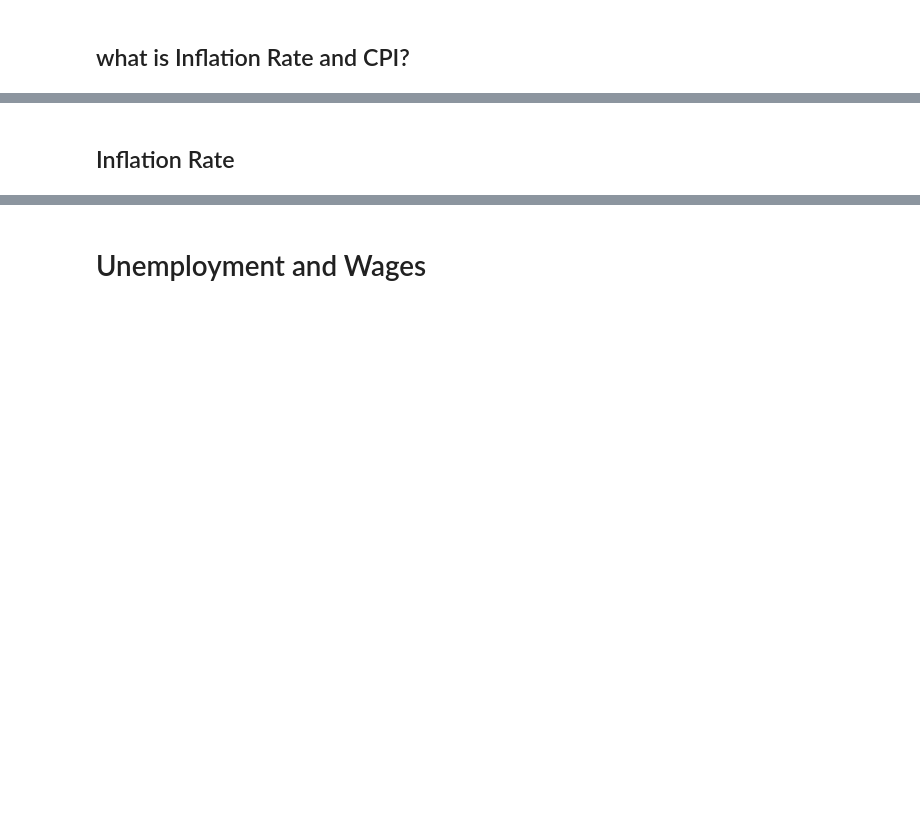
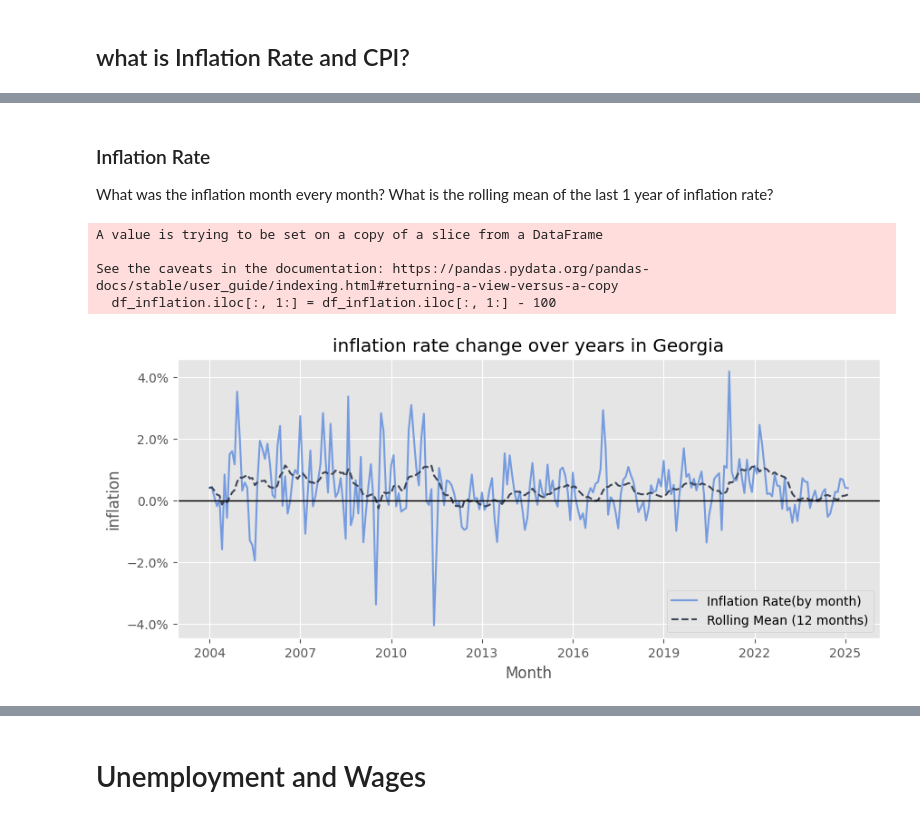
Before and after one commit to SabaGuledani/Economic-and-Financial-Analysis-of-Georgia, a Jupyter notebook: GDP.ipynb, the cells around one changed output, grey strips where cells are left out. Cells and saved outputs as stored; diff of their text form; code cells hidden in the pictures; blank space fills up the shorter version.

```diff
--- a/GDP.ipynb
+++ b/GDP.ipynb
@@ -304,31 +334,45 @@ plt.show()
-# %% [markdown]
-##  Inflation Rate
+# %% [markdown]
+###  Inflation Rate
+What was the inflation month every month? What is the rolling mean of the last 1 year of inflation rate?
 # %%
+# drop subgroups and leave only main groups
 groups_to_drop = [group for group in  df_cpi['Group'].values if group not in interested_groups]
 df_inflation = df_cpi[~df_cpi["Group"].isin(groups_to_drop)]
 
 # Subtract 100 from every value except the first column
 df_inflation.iloc[:, 1:] = df_inflation.iloc[:, 1:] - 100
-df_inflation.head()
 
-
+# define groups and values to x and y
 x = df_inflation.columns[1:]
 y = df_inflation.loc[0].values[1:]
 
 # Compute rolling mean with a window size of 12 (adjust as needed)
 rolling_mean = pd.Series(y).rolling(window=12, min_periods=1).mean()
 
 fig, ax = plt.subplots(figsize=(10,4))
 ax.plot(x,y,label="Inflation Rate(by month)",color='#769CDF')
 ax.plot(x, rolling_mean, label='Rolling Mean (12 months)', linestyle='dashed', color='#3e4759')
 
+# show only every third year on x labels
 indices = df_inflation.columns[1:][::36]
 xtick_labels = [name[:-2] for name in indices]
+
+# add percent sign to y labels
 plt.gca().yaxis.set_major_formatter(mticker.PercentFormatter(decimals=1))
 
 ax.set_title("inflation rate change over years in Georgia")
 ax.set_xlabel("Month")
 ax.set_ylabel("inflation")
-plt.xticks(indices, xtick_labels)  # Select every 12th x-axis label
+
+# Add reference line at 0
+plt.axhline(y=0, color='black', linewidth=1)
+
+plt.xticks(indices, xtick_labels)  # Select every 36th x-axis label(every third year)
 plt.legend()
 plt.show()
+# %% [output]
+A value is trying to be set on a copy of a slice from a DataFrame
+
+See the caveats in the documentation: https://pandas.pydata.org/pandas-docs/stable/user_guide/indexing.html#returning-a-view-versus-a-copy
+  df_inflation.iloc[:, 1:] = df_inflation.iloc[:, 1:] - 100
+[figure, added]
```
Also changed, not shown: parts of 11 cells of this notebook.
